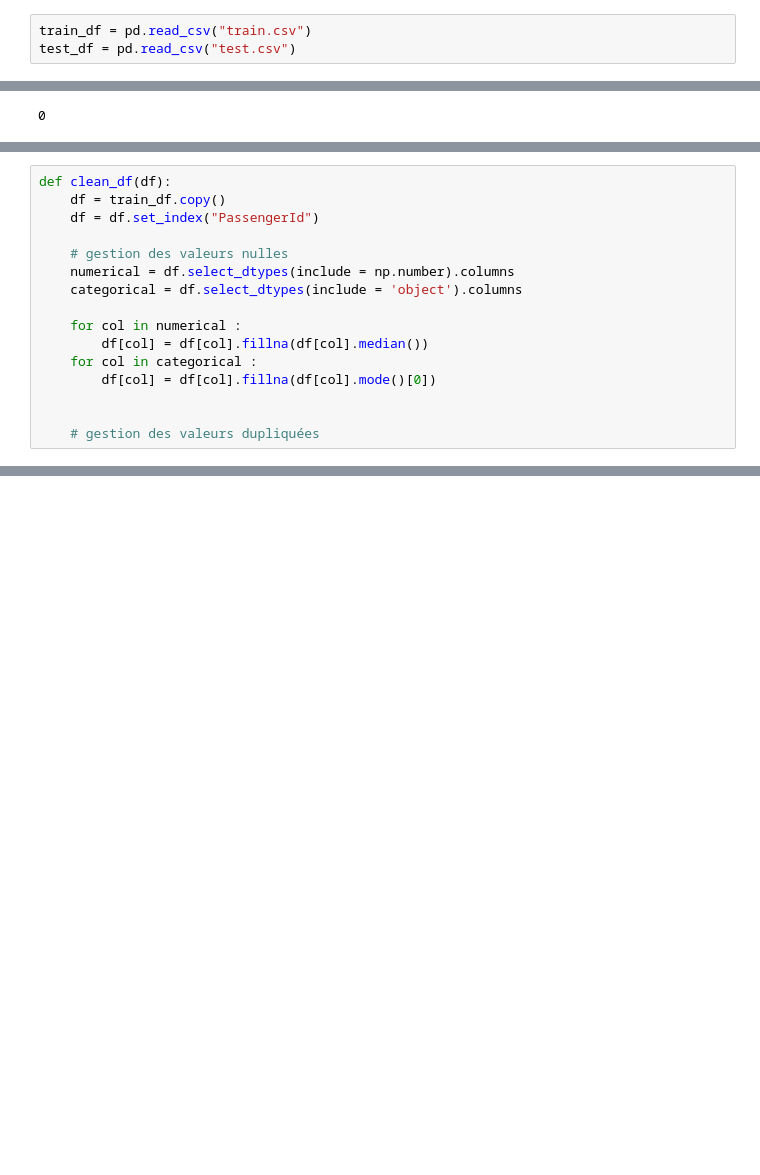
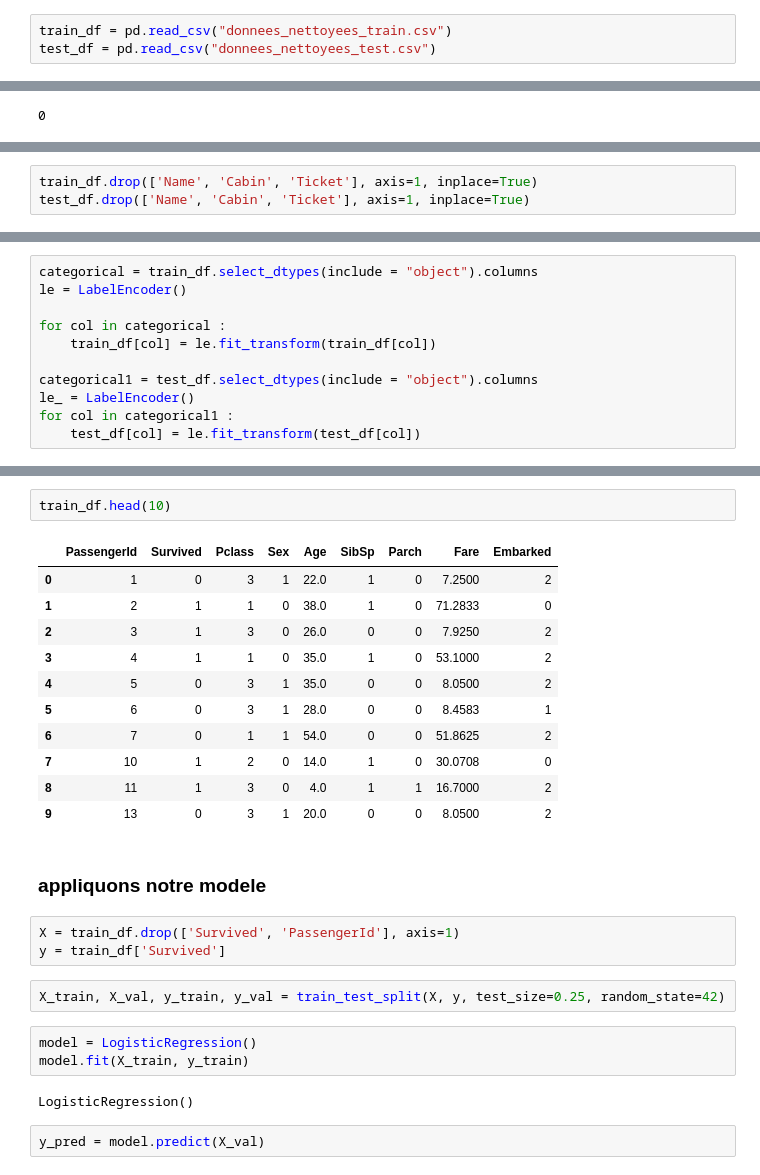
Before and after one commit to hermon1905/titanics_Ml, a Jupyter notebook: titanic.ipynb, the cells around one changed output, grey strips where cells are left out. Drawn from its saved outputs; the diff is of its cells as text; blank space fills up the shorter version.

Commit message:
encodage et application de mon modele

```diff
--- a/titanic.ipynb
+++ b/titanic.ipynb
@@ -6,5 +10,5 @@ import seaborn as sns
 # %%
-train_df = pd.read_csv("train.csv")
-test_df = pd.read_csv("test.csv")
+train_df = pd.read_csv("donnees_nettoyees_train.csv")
+test_df = pd.read_csv("donnees_nettoyees_test.csv")
 # %% [markdown]
 # Analyse exploratoire des données
@@ -91,16 +122,3 @@ train_df.duplicated().sum()
 # %%
-def clean_df(df):
-    df = train_df.copy()
-    df = df.set_index("PassengerId")
-
-    # gestion des valeurs nulles
-    numerical = df.select_dtypes(include = np.number).columns
-    categorical = df.select_dtypes(include = 'object').columns
-
-    for col in numerical :
-        df[col] = df[col].fillna(df[col].median())
-    for col in categorical :
-        df[col] = df[col].fillna(df[col].mode()[0])
-
-
-    # gestion des valeurs dupliquées
+train_df.drop(['Name', 'Cabin', 'Ticket'], axis=1, inplace=True)
+test_df.drop(['Name', 'Cabin', 'Ticket'], axis=1, inplace=True)
@@ -106,0 +146,11 @@ def clean_df(df):
+# %%
+categorical = train_df.select_dtypes(include = "object").columns
+le = LabelEncoder()
+
+for col in categorical :
+    train_df[col] = le.fit_transform(train_df[col])
+
+categorical1 = test_df.select_dtypes(include = "object").columns
+le_ = LabelEncoder()
+for col in categorical1 :
+    test_df[col] = le.fit_transform(test_df[col])
@@ -106,0 +194,28 @@ def clean_df(df):
+# %%
+train_df.head(10)
+# %% [output]
+|  | PassengerId | Survived | Pclass | Sex | Age | SibSp | Parch | Fare | Embarked |
+| 0 | 1 | 0 | 3 | 1 | 22.0 | 1 | 0 | 7.2500 | 2 |
+| 1 | 2 | 1 | 1 | 0 | 38.0 | 1 | 0 | 71.2833 | 0 |
+| 2 | 3 | 1 | 3 | 0 | 26.0 | 0 | 0 | 7.9250 | 2 |
+| 3 | 4 | 1 | 1 | 0 | 35.0 | 1 | 0 | 53.1000 | 2 |
+| 4 | 5 | 0 | 3 | 1 | 35.0 | 0 | 0 | 8.0500 | 2 |
+| 5 | 6 | 0 | 3 | 1 | 28.0 | 0 | 0 | 8.4583 | 1 |
+| 6 | 7 | 0 | 1 | 1 | 54.0 | 0 | 0 | 51.8625 | 2 |
+| 7 | 10 | 1 | 2 | 0 | 14.0 | 1 | 0 | 30.0708 | 0 |
+| 8 | 11 | 1 | 3 | 0 | 4.0 | 1 | 1 | 16.7000 | 2 |
+| 9 | 13 | 0 | 3 | 1 | 20.0 | 0 | 0 | 8.0500 | 2 |
+# %% [markdown]
+### **appliquons notre modele**
+# %%
+X = train_df.drop(['Survived', 'PassengerId'], axis=1)
+y = train_df['Survived']
+# %%
+X_train, X_val, y_train, y_val = train_test_split(X, y, test_size=0.25, random_state=42)
+# %%
+model = LogisticRegression()
+model.fit(X_train, y_train)
+# %% [output]
+LogisticRegression()
+# %%
+y_pred = model.predict(X_val)
```
Also changed, not shown: parts of 21 cells of this notebook.
